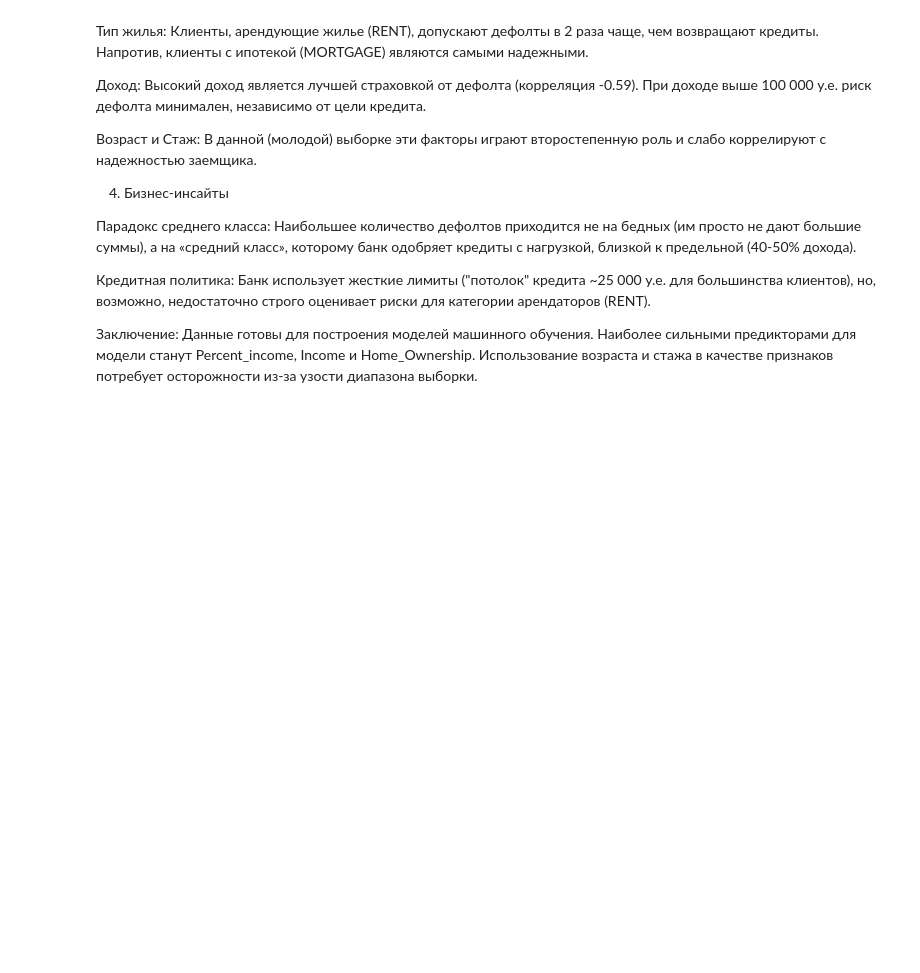
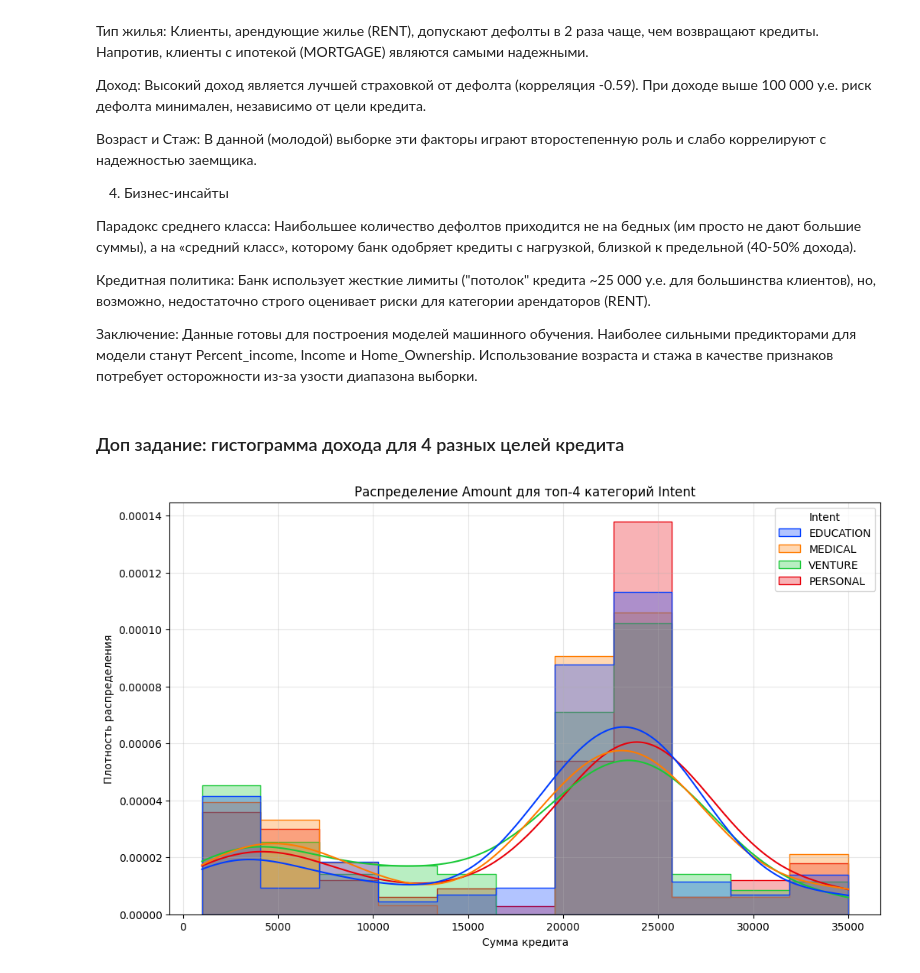
Before and after one commit to GevorgSogomonian/dataAnalysis, a Jupyter notebook: lab2/ЛР2_Согомонян_10.ipynb, the cells around one changed output. Cells and saved outputs as stored; diff of their text form; code cells hidden in the pictures; blank space fills up the shorter version.

```diff
--- a/lab2/ЛР2_Согомонян_10.ipynb
+++ b/lab2/ЛР2_Согомонян_10.ipynb
@@ -728,3 +784,39 @@ plt.show()
 
 Заключение:
 Данные готовы для построения моделей машинного обучения. Наиболее сильными предикторами для модели станут Percent_income, Income и Home_Ownership. Использование возраста и стажа в качестве признаков потребует осторожности из-за узости диапазона выборки.
+# %% [markdown]
+### Доп задание: гистограмма дохода для 4 разных целей кредита
+# %%
+import matplotlib.pyplot as plt
+import seaborn as sns
+
+plt.figure(figsize=(12, 7))
+
+# 1. Выбираем числовой признак и категорию
+target_numeric = 'Amount'
+target_category = 'Intent'
+
+# 2. Оставляем только ТОП-4 категории для чистоты графика
+top_4_categories = df[target_category].value_counts().nlargest(4).index
+df_filtered = df[df[target_category].isin(top_4_categories)]
+
+# 3. Строим график
+sns.histplot(
+    data=df_filtered,
+    x=target_numeric,
+    hue=target_category,
+    element="step",
+    stat="density",
+    common_norm=False,
+    kde=True,
+    palette='bright',
+    alpha=0.3
+)
+
+plt.title(f'Распределение {target_numeric} для топ-4 категорий {target_category}')
+plt.xlabel('Сумма кредита')
+plt.ylabel('Плотность распределения')
+plt.grid(True, alpha=0.3)
+plt.show()
+# %% [output]
+[figure, added]
```
Also changed, not shown: parts of 23 cells of this notebook.
